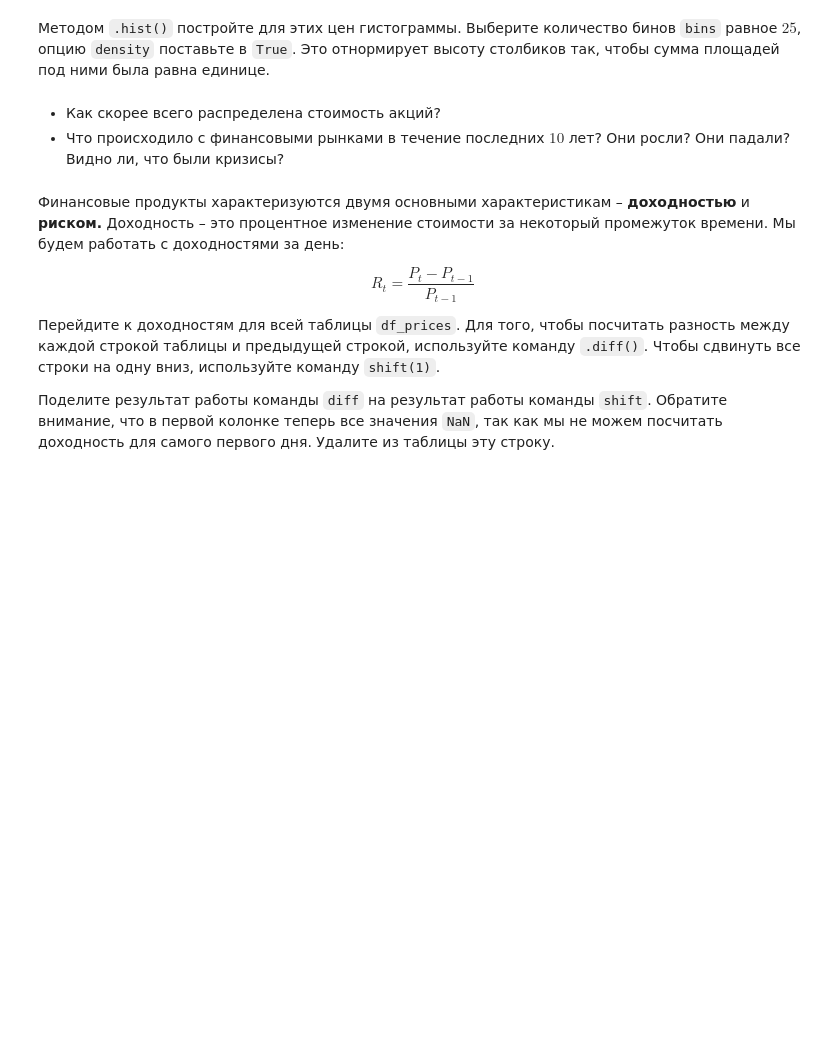
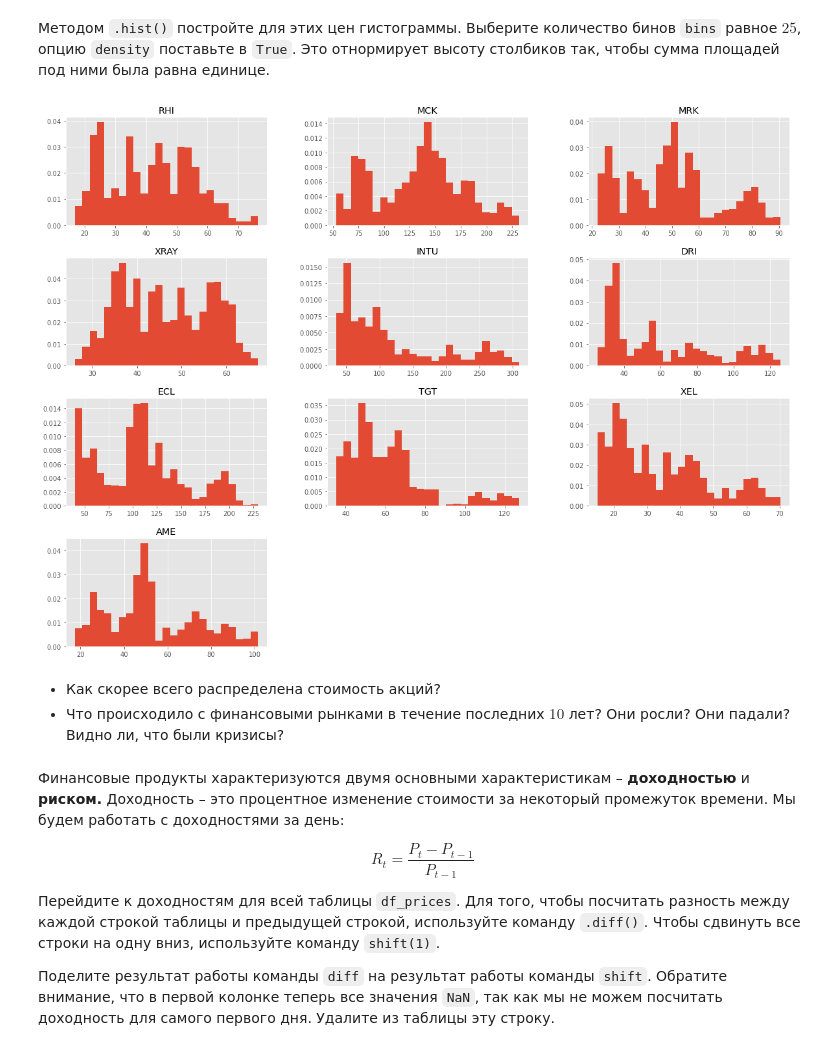
Before and after one commit to freefly-girl/test-for-vscode, a Jupyter notebook: week1/hw01_share_questions.ipynb, the cells around one changed output. Saved outputs shown, nothing was run; the diff lists cells and outputs as text; code cells hidden in the pictures; blank space fills up the shorter version.

```diff
--- a/week1/hw01_share_questions.ipynb
+++ b/week1/hw01_share_questions.ipynb
@@ -212,3 +254,7 @@ assert tickers.size > 500
+# %%
+y.hist(figsize=(20, 15), bins=25, density=True);
+# %% [output]
+[figure, added]
 # %% [markdown]
 - Как скорее всего распределена стоимость акций?
 - Что происходило с финансовыми рынками в течение последних $10$ лет? Они росли? Они падали? Видно ли, что были кризисы?
```
Also changed, not shown: parts of 35 cells of this notebook, 1 other file.
